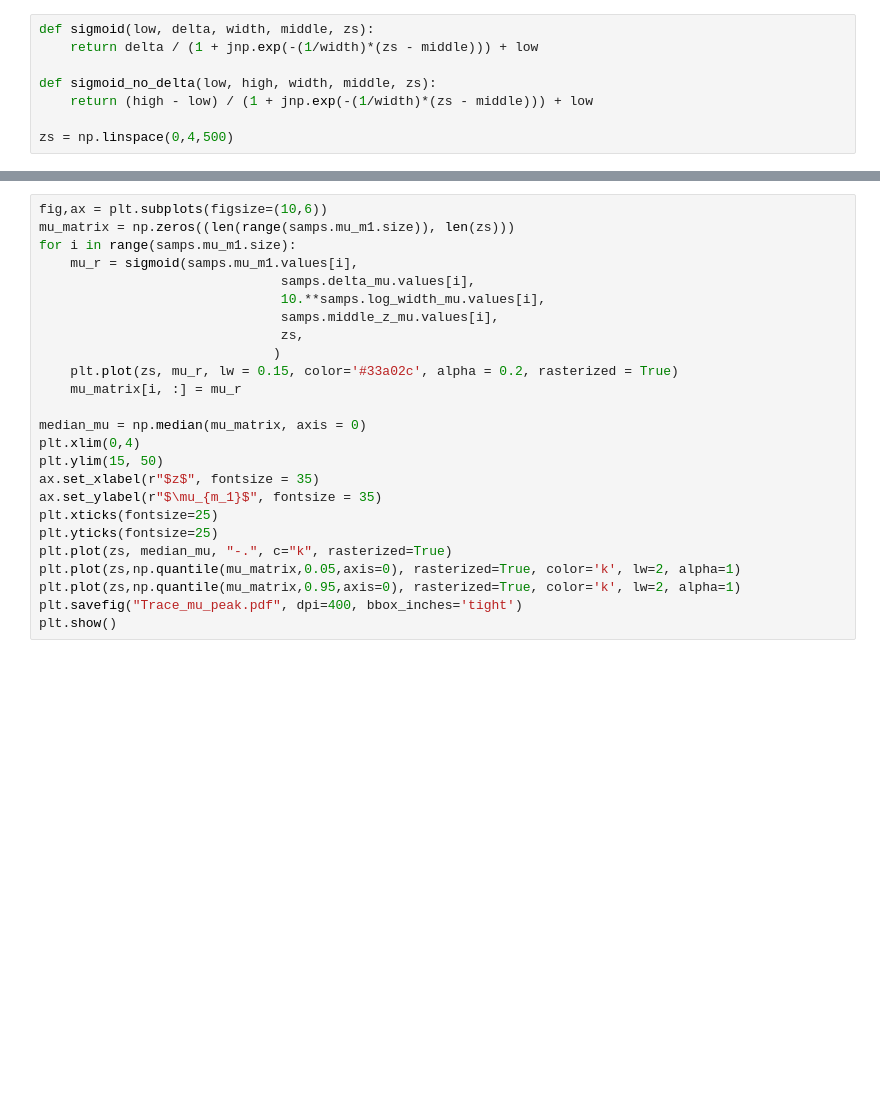
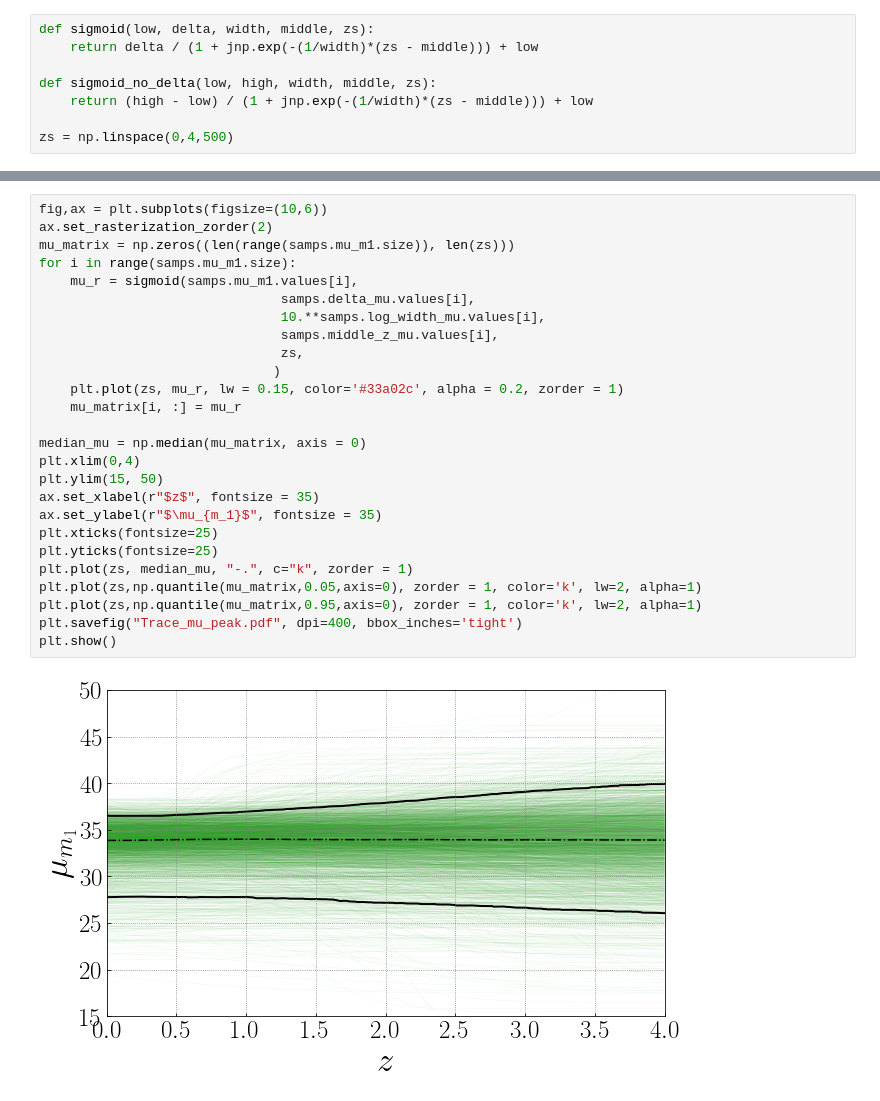
Before and after one commit to maxlalleman/bbh_mass_distribution_redshift_variation_inference, a Jupyter notebook: figures/Traces_peak.ipynb, the cells around one changed output, grey strips where cells are left out. Saved outputs shown, nothing was run; the diff lists cells and outputs as text; blank space fills up the shorter version.

```diff
--- a/figures/Traces_peak.ipynb
+++ b/figures/Traces_peak.ipynb
@@ -45,27 +50,30 @@ plt.show()
 # %%
 fig,ax = plt.subplots(figsize=(10,6))
+ax.set_rasterization_zorder(2)
 mu_matrix = np.zeros((len(range(samps.mu_m1.size)), len(zs)))
 for i in range(samps.mu_m1.size):
     mu_r = sigmoid(samps.mu_m1.values[i],
                                samps.delta_mu.values[i],
                                10.**samps.log_width_mu.values[i],
                                samps.middle_z_mu.values[i],
                                zs,
                               )
-    plt.plot(zs, mu_r, lw = 0.15, color='#33a02c', alpha = 0.2, rasterized = True)
+    plt.plot(zs, mu_r, lw = 0.15, color='#33a02c', alpha = 0.2, zorder = 1)
     mu_matrix[i, :] = mu_r
 
 median_mu = np.median(mu_matrix, axis = 0)
 plt.xlim(0,4)
 plt.ylim(15, 50)
 ax.set_xlabel(r"$z$", fontsize = 35)
 ax.set_ylabel(r"$\mu_{m_1}$", fontsize = 35)
 plt.xticks(fontsize=25)
 plt.yticks(fontsize=25)
-plt.plot(zs, median_mu, "-.", c="k", rasterized=True)
-plt.plot(zs,np.quantile(mu_matrix,0.05,axis=0), rasterized=True, color='k', lw=2, alpha=1)
-plt.plot(zs,np.quantile(mu_matrix,0.95,axis=0), rasterized=True, color='k', lw=2, alpha=1)
+plt.plot(zs, median_mu, "-.", c="k", zorder = 1)
+plt.plot(zs,np.quantile(mu_matrix,0.05,axis=0), zorder = 1, color='k', lw=2, alpha=1)
+plt.plot(zs,np.quantile(mu_matrix,0.95,axis=0), zorder = 1, color='k', lw=2, alpha=1)
 plt.savefig("Trace_mu_peak.pdf", dpi=400, bbox_inches='tight')
 plt.show()
+# %% [output]
+[figure, added]
 # %%
 fig,ax = plt.subplots(figsize=(10,6))
```
Also changed, not shown: parts of 4 cells of this notebook, 13 other files.
